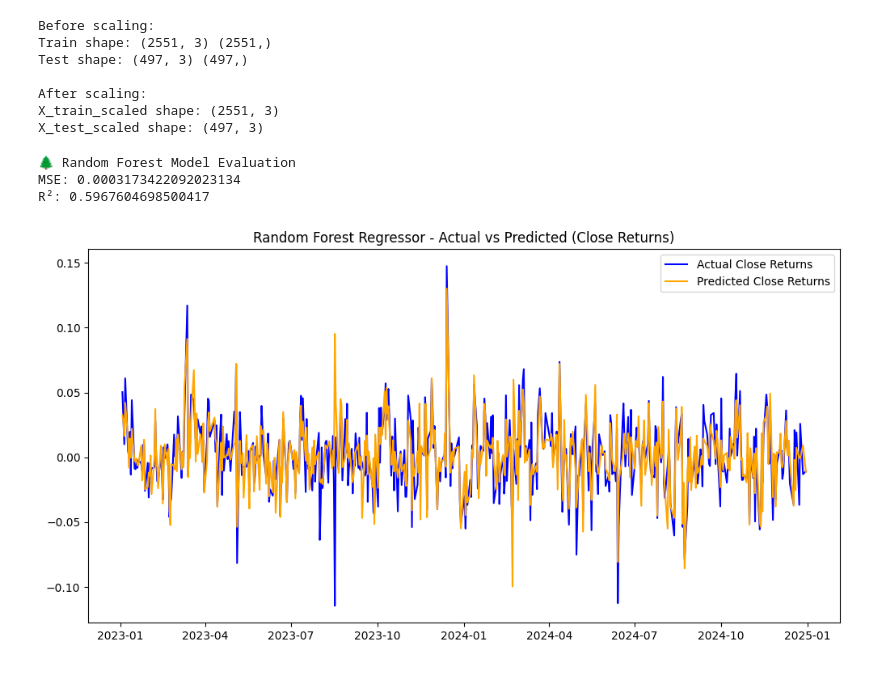
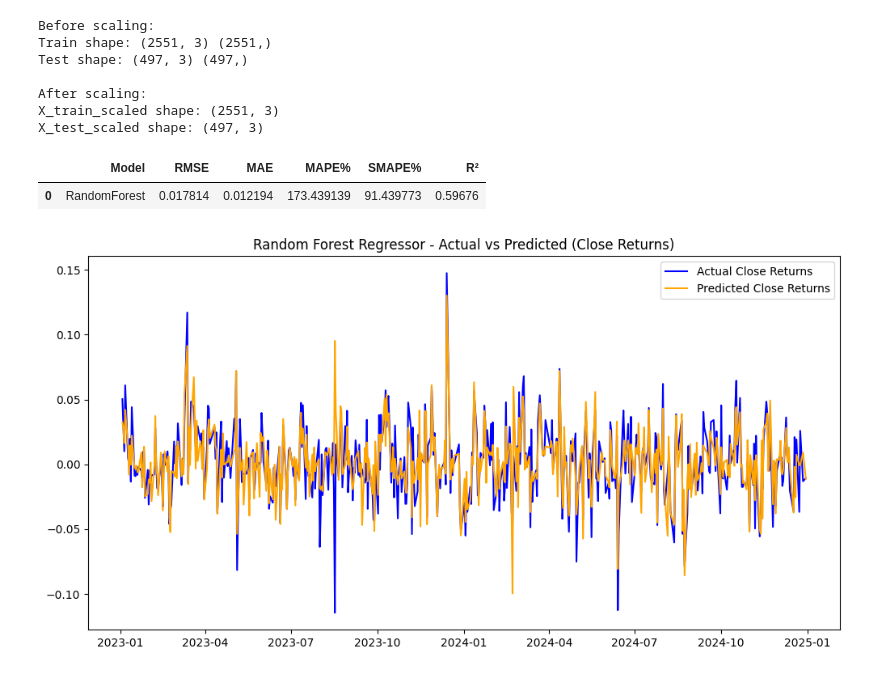
Before and after one commit to Deleon57/EDAR-REGRESSION, a Jupyter notebook: RandomForrest1.ipynb, the cells around one changed output. Saved outputs shown, nothing was run; the diff lists cells and outputs as text; code cells hidden in the pictures.

```diff
--- a/RandomForrest1.ipynb
+++ b/RandomForrest1.ipynb
@@ -144,22 +144,38 @@ Test shape: (497, 3) (497,)
 After scaling:
 X_train_scaled shape: (2551, 3)
 X_test_scaled shape: (497, 3)
-# %%
-from sklearn.ensemble import RandomForestRegressor
-
-rf = RandomForestRegressor(n_estimators=100, random_state=42)  # To tune n_estimators later
-rf.fit(X_train, y_train)
-
-y_pred = rf.predict(X_test)
-
-mse = mean_squared_error(y_test, y_pred)
-r2 = r2_score(y_test, y_pred)
-
-print("\n🌲 Random Forest Model Evaluation")
-print("MSE:", mse)
-print("R²:", r2)
-# %% [output]
-🌲 Random Forest Model Evaluation
-MSE: 0.0003173422092023134
-R²: 0.5967604698500417
+# %%
+import pandas as pd
+import numpy as np
+from sklearn.ensemble import RandomForestRegressor
+from sklearn.metrics import mean_squared_error, mean_absolute_error, r2_score
+
+# --- Fit Random Forest model ---
+rf = RandomForestRegressor(n_estimators=100, random_state=42)
+rf.fit(X_train, y_train)
+
+# --- Predictions ---
+y_pred = rf.predict(X_test)
+
+# --- Metrics ---
+rmse = np.sqrt(mean_squared_error(y_test, y_pred))
+mae = mean_absolute_error(y_test, y_pred)
+mape = np.mean(np.abs((y_test - y_pred) / y_test)) * 100
+smape = (100/len(y_test)) * np.sum(2 * np.abs(y_pred - y_test) / (np.abs(y_test) + np.abs(y_pred)))
+r2 = r2_score(y_test, y_pred)
+
+# --- Put results in DataFrame like your first screenshot ---
+results_df = pd.DataFrame({
+    "Model": ["RandomForest"],
+    "RMSE": [rmse],
+    "MAE": [mae],
+    "MAPE%": [mape],
+    "SMAPE%": [smape],
+    "R²": [r2]
+})
+
+display(results_df)
+# %% [output]
+|  | Model | RMSE | MAE | MAPE% | SMAPE% | R² |
+| 0 | RandomForest | 0.017814 | 0.012194 | 173.439139 | 91.439773 | 0.59676 |
 # %%
```
Also changed, not shown: parts of 1 cell of this notebook.
